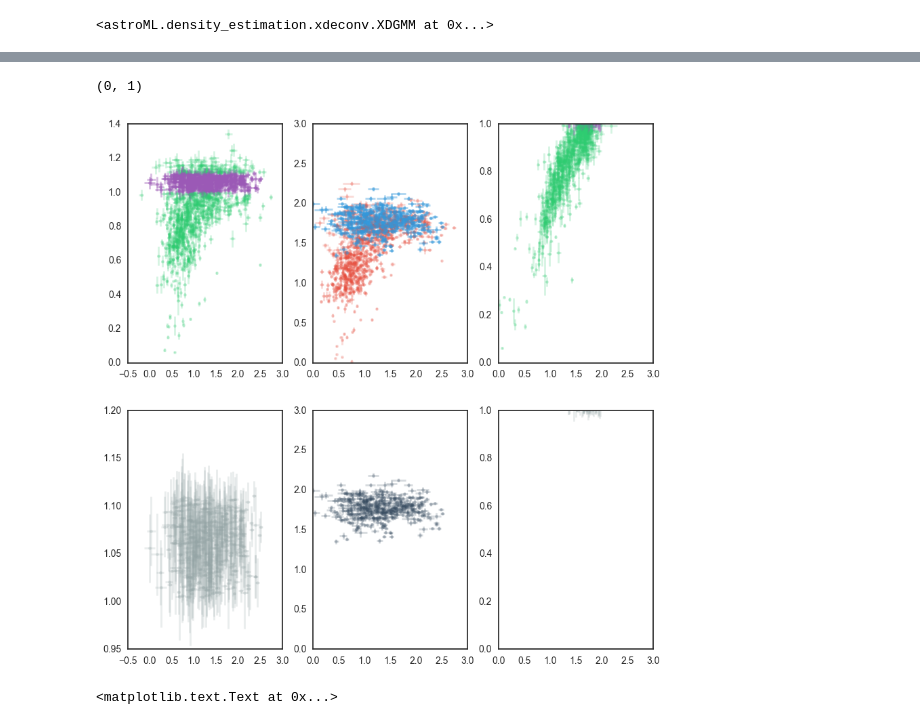
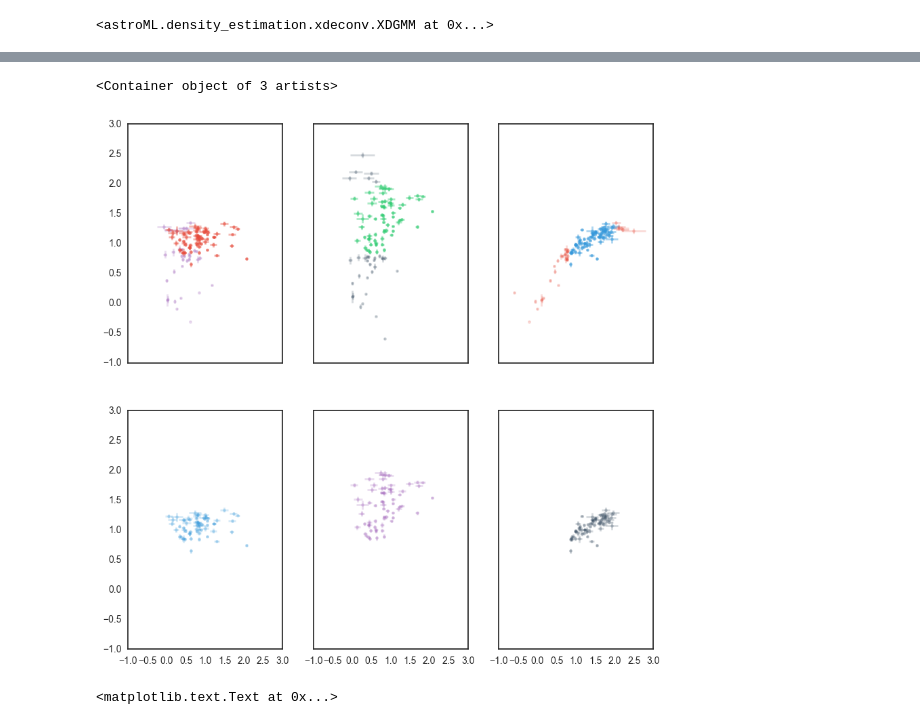
Before and after one commit to mjvakili/redsq, a Jupyter notebook: code/highz.ipynb, the cells around one changed output, grey strips where cells are left out. Drawn from its saved outputs; the diff is of its cells as text; code cells hidden in the pictures.

```diff
--- a/code/highz.ipynb
+++ b/code/highz.ipynb
@@ -194,7 +194,7 @@ dp = np.hstack([gama_reduction() , sdss_reduction()])
 #dp = np.hstack([gama_reduction() , sdss_reduction() , cosmos_reduction()])
 zdp = dp[11,:]
 # %%
-mask = (zdp>.5) & (zdp<.52)
+mask = (zdp>.78) & (zdp<.8)
 dpp = dp[:,mask]
 print dpp.shape
 # %% [output]
@@ -204,10 +204,10 @@ from astroML.density_estimation import XDGMM
 from matplotlib.patches import Ellipse
 from astroML.plotting.tools import draw_ellipse
 # %%
-Y = np.vstack([dpp[3,:], dpp[10,:]]).T
+Y = np.vstack([dpp[3,:], dpp[9,:]]).T
 Yerr = np.zeros((Y.shape[0] , 2 , 2))
 Yerr[:,0,0] = dpp[7,:]
-Yerr[:,1,1] = (dpp[6,:]**2 + dpp[7,:]**2)**1
+Yerr[:,1,1] = (dpp[5,:]**2 + dpp[6,:]**2)**1
 # %%
 clf = XDGMM(2, n_iter=400)
 clf.fit(Y, Yerr)
@@ -245,6 +245,9 @@ red_index = np.where(clf.mu[:,1] == clf.mu[:,1].max())[0]
 mu_red , V_red= clf.mu[red_index] , clf.V[red_index][0]
 red_line = mu_red[0,1] + V_red[0,1]*(Y[:,0] - mu_red[0,0])/V_red[0,0]
 red_scatter = V_red[1,1] - V_red[0,1]**2./V_red[0,0]
-mask = (Y[:,1]>red_line - red_scatter**.5)&(Y[:,1]<red_line + red_scatter**.5)
+
+chi = (Y[:,1] - red_line)**2. / (red_scatter + Yerr[:,1,1])
+mask = chi < 2
+#mask = (Y[:,1]>red_line - red_scatter**.5)&(Y[:,1]<red_line + red_scatter**.5)
 # %%
 plt.figure(figsize=(5,5))
@@ -567,5 +543,5 @@ plt.ylabel(r"$r-i$" , fontsize = 20)
 # %%
-fig , axs = plt.subplots(nrows=2, ncols=3 , figsize=(10,10))
+fig , axs = plt.subplots(nrows=2, ncols=3 , sharex= True, sharey= True, figsize=(10,10))
 
 axs[0,0].errorbar(dpp[8,~mask], dpp[10,~mask] , xerr= (dpp[5,~mask]**2 + dpp[6,~mask]**2)**0.5 ,
              yerr = (dpp[6,~mask]**2 + dpp[7,~mask]**2)**0.5,
@@ -576,43 +552,43 @@ axs[0,0].errorbar(dpp[8,mask], dpp[10,mask] , xerr= (dpp[5,mask]**2 + dpp[6,mask
 
 axs[1,0].errorbar(dpp[8,mask], dpp[10,mask] , xerr= (dpp[5,mask]**2 + dpp[6,mask]**2)**0.5 ,
              yerr = (dpp[6,mask]**2 + dpp[7,mask]**2)**0.5,
              fmt = '.' , capsize = 0, alpha =0.2 , elinewidth=2 , color = next(palette))
 #axs[0,0].set_xlim(0,3)
 #axs[0,0].set_ylim(0,1)
 #axs[1,0].set_xlim(0,3)
 #axs[1,0].set_ylim(0,1)
 
 axs[0,1].errorbar(dpp[8,~mask], dpp[9,~mask] , xerr= (dpp[5,~mask]**2 + dpp[6,~mask]**2)**0.5 ,
              yerr = (dpp[6,~mask]**2 + dpp[7,~mask]**2)**0.5,
              fmt = '.' , capsize = 0, alpha =0.2 , elinewidth=2,color = next(palette))
 axs[0,1].errorbar(dpp[8,mask], dpp[9,mask] , xerr= (dpp[5,mask]**2 + dpp[6,mask]**2)**0.5 ,
              yerr = (dpp[6,mask]**2 + dpp[7,mask]**2)**0.5,
              fmt = '.' , capsize = 0, alpha =0.4 , elinewidth=2 , color = next(palette))
 
 axs[1,1].errorbar(dpp[8,mask], dpp[9,mask] , xerr= (dpp[5,mask]**2 + dpp[6,mask]**2)**0.5 ,
              yerr = (dpp[6,mask]**2 + dpp[7,mask]**2)**0.5,
              fmt = '.' , capsize = 0, alpha =0.2 , elinewidth=2 , color = next(palette))
-axs[0,1].set_xlim(0,3)
-axs[0,1].set_ylim(0,3)
-axs[1,1].set_xlim(0,3)
-axs[1,1].set_ylim(0,3)
+#axs[0,1].set_xlim(0,3)
+#axs[0,1].set_ylim(0,3)
+#axs[1,1].set_xlim(0,3)
+#axs[1,1].set_ylim(0,3)
 
 axs[0,2].errorbar(dpp[9,~mask], dpp[10,~mask] , xerr= (dpp[5,~mask]**2 + dpp[6,~mask]**2)**0.5 ,
              yerr = (dpp[6,~mask]**2 + dpp[7,~mask]**2)**0.5,
              fmt = '.' , capsize = 0, alpha =0.2 , elinewidth=2,color = next(palette))
 axs[0,2].errorbar(dpp[9,mask], dpp[10,mask] , xerr= (dpp[5,mask]**2 + dpp[6,mask]**2)**0.5 ,
              yerr = (dpp[6,mask]**2 + dpp[7,mask]**2)**0.5,
              fmt = '.' , capsize = 0, alpha =0.4 , elinewidth=2,color = next(palette))
 axs[1,2].errorbar(dpp[9,mask], dpp[10,mask] , xerr= (dpp[5,mask]**2 + dpp[6,mask]**2)**0.5 ,
              yerr = (dpp[6,mask]**2 + dpp[7,mask]**2)**0.5,
              fmt = '.' , capsize = 0, alpha =0.2 , elinewidth=2 , color = next(palette))
-axs[0,2].set_xlim(0,3)
-axs[0,2].set_ylim(0,1)
-axs[1,2].set_xlim(0,3)
-axs[1,2].set_ylim(0,1)
+#axs[0,2].set_xlim(0,3)
+#axs[0,2].set_ylim(0,1)
+#axs[1,2].set_xlim(0,3)
+#axs[1,2].set_ylim(0,1)
 # %% [output]
-(0, 1)
+<Container object of 3 artists>
-[figure, old version]
+[figure, new version]
 # %%
 fig , ax = plt.subplots(nrows=3,ncols=1 , figsize=(5,10))
 ax[0].scatter(dp[11,:] , dp[8,:] , s = 0.001 , color = next(palette))
```
Also changed, not shown: parts of 18 cells of this notebook.
